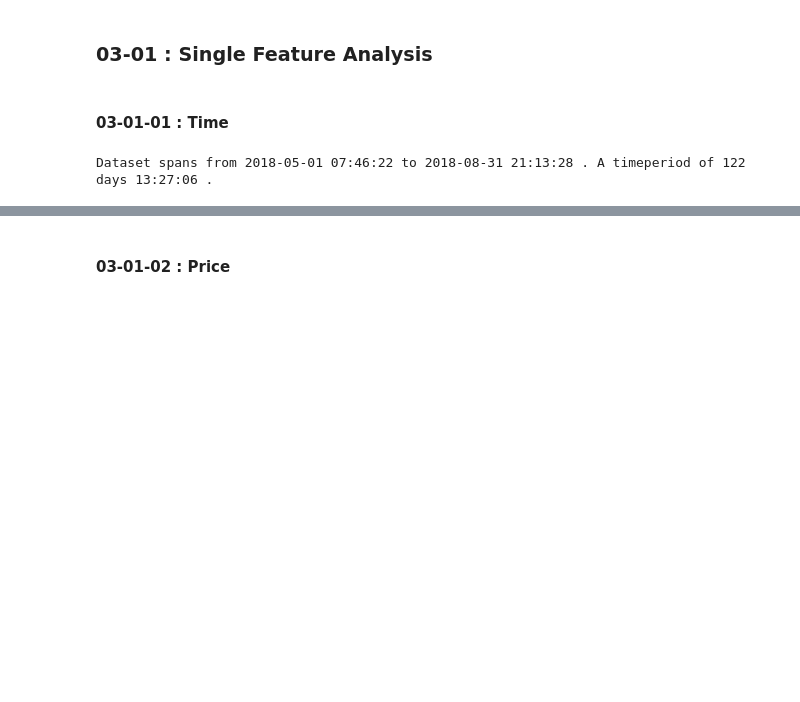
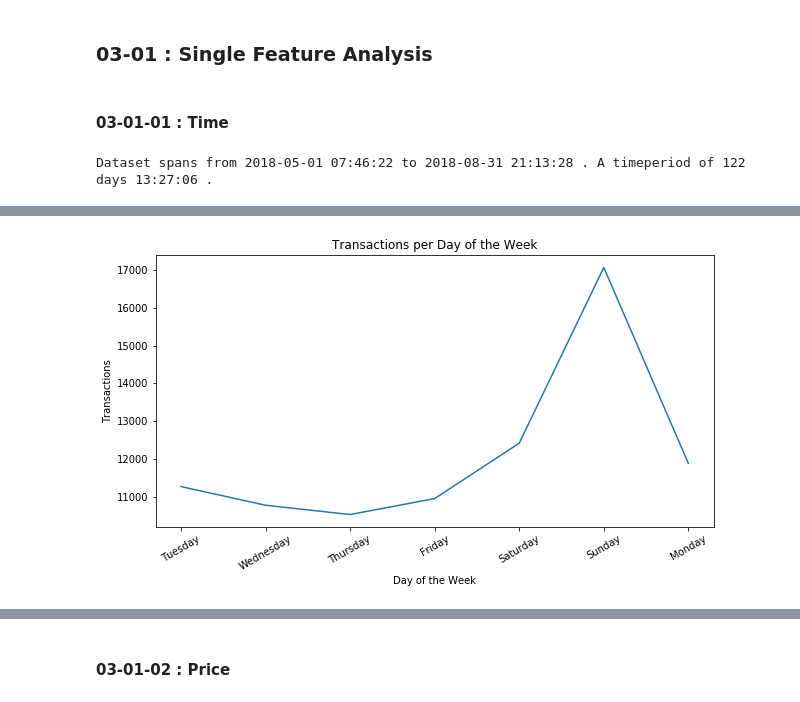
Before and after one commit to HRMNN/SuperMarket, a Jupyter notebook: SupMarTBD.ipynb, the cells around one changed output, grey strips where cells are left out. Cells and saved outputs as stored; diff of their text form; code cells hidden in the pictures; blank space fills up the shorter version.

```diff
--- a/SupMarTBD.ipynb
+++ b/SupMarTBD.ipynb
@@ -60,0 +94,9 @@ Dataset spans from 2018-05-01 07:46:22 to 2018-08-31 21:13:28 . A timeperiod of
+# %%
+plt.title("Transactions per Day of the Week")
+plt.plot(data_cln.groupby(data_cln.time.dt.day_name(), sort = False).time.count())
+plt.ylabel("Transactions")
+plt.xlabel("Day of the Week")
+plt.xticks(rotation = 30)
+plt.show()
+# %% [output]
+[figure, added]
```
Also changed, not shown: parts of 19 cells of this notebook.
